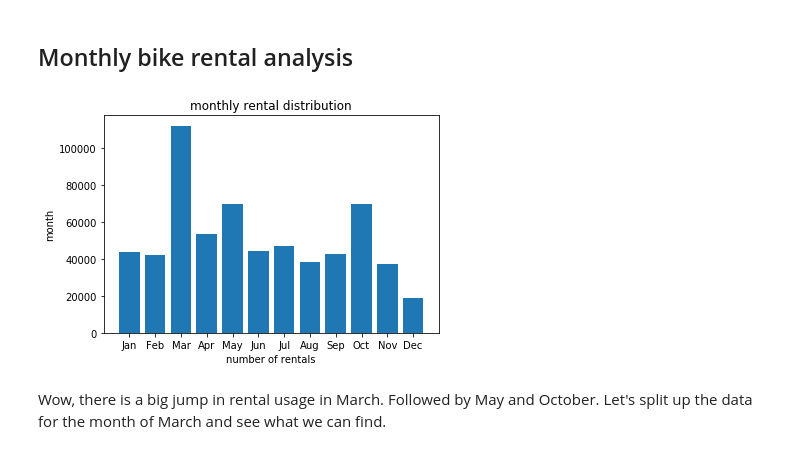
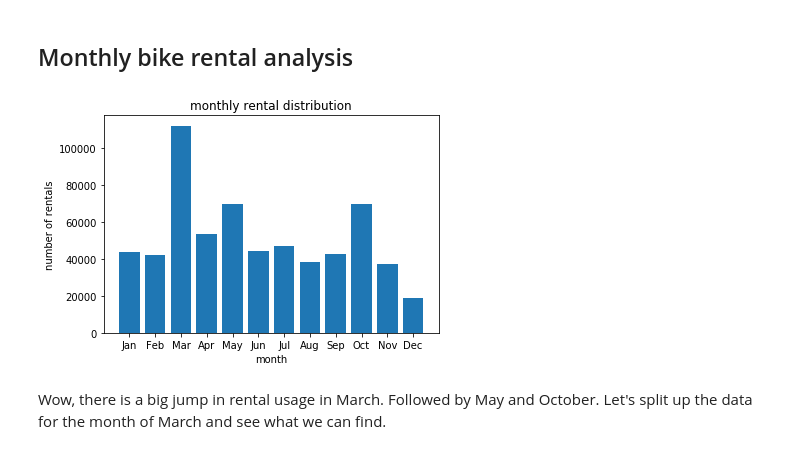
Before and after one commit to Mannequintessential/machine-learning-udacity-course, a Jupyter notebook: projects/capstone/bike-share-analysis.ipynb, the cells around one changed output. Saved outputs shown, nothing was run; the diff lists cells and outputs as text; code cells hidden in the pictures.

```diff
--- a/projects/capstone/bike-share-analysis.ipynb
+++ b/projects/capstone/bike-share-analysis.ipynb
@@ -196,17 +190,17 @@ The same day of week distributions of the top 5 stations show a very similar dis
 # %%
 # get monthly totals
 monthlyCounts = trips.month.value_counts().sort_index()
 monthNames = ('Jan','Feb','Mar','Apr','May','Jun','Jul','Aug','Sep','Oct','Nov','Dec')
 
 y_pos = np.arange(len(monthNames))
 plt.bar(y_pos,monthlyCounts)
 plt.xticks(y_pos, monthNames)
 plt.title('monthly rental distribution')
-plt.xlabel('number of rentals')
-plt.ylabel('month')
+plt.ylabel('number of rentals')
+plt.xlabel('month')
 plt.show()
 # %% [output]
-[figure, old version]
+[figure, new version]
 # %% [markdown]
 Wow, there is a big jump in rental usage in March. Followed by May and October. Let's split up the data for the month of March and see what we can find.
 # %%
```
Also changed, not shown: parts of 3 cells of this notebook, 1 other file.
